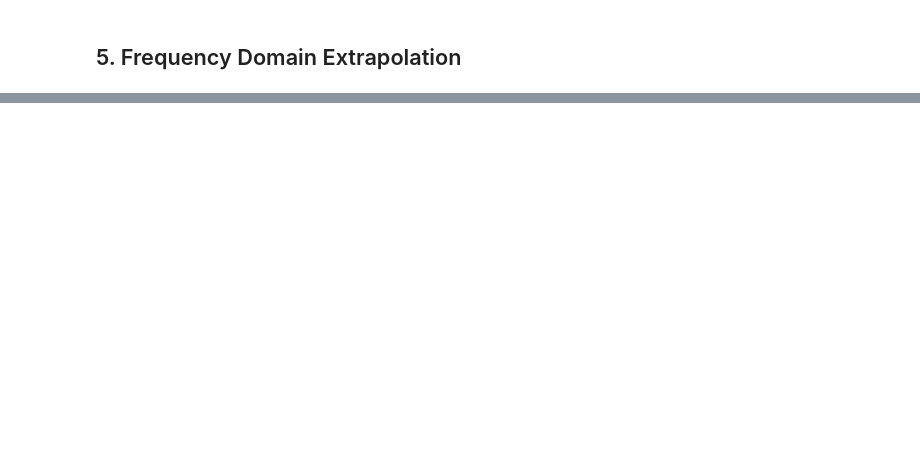
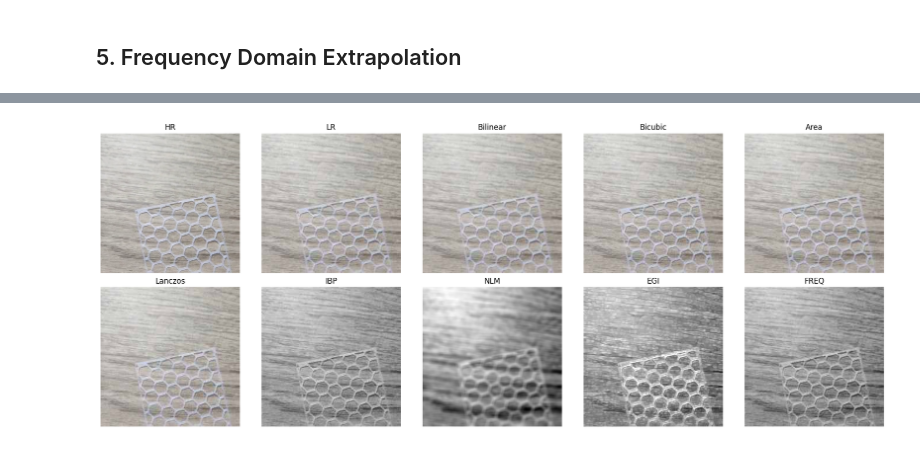
Before and after one commit to bgmanuel99/Super-Resolution-Images-for-3D-Printing-Defect-Detection, a Jupyter notebook: SRModels/classic_super_resolution_algorithms/super_resolucion_clasica.ipynb, the cells around one changed output, grey strips where cells are left out. Drawn from its saved outputs; the diff is of its cells as text; code cells hidden in the pictures; blank space fills up the shorter version.

```diff
--- a/SRModels/classic_super_resolution_algorithms/super_resolucion_clasica.ipynb
+++ b/SRModels/classic_super_resolution_algorithms/super_resolucion_clasica.ipynb
@@ -542,0 +352,39 @@ else:
+# %%
+hr_img_v, lr_img_v, bilinear_v, bicubic_v, area_v, lanczos_v = vis
+hr_g_v, lr_g_v, ibp_v = ibp_example
+hr_v, nlm_v = nlm_example
+hr_egi_v, lr_egi_v, egi_v = egi_example
+hr_freq_v, freq_v = freq_example
+
+def to_display(img):
+    if img.ndim == 2:
+        return img if img.dtype != np.float32 else np.clip(img,0,1)
+    return img
+
+images = [
+    ('HR', hr_img_v),
+    ('LR', lr_img_v),
+    ('Bilinear', bilinear_v),
+    ('Bicubic', bicubic_v),
+    ('Area', area_v),
+    ('Lanczos', lanczos_v),
+    ('IBP', ibp_v),
+    ('NLM', nlm_v if nlm_v.ndim==3 else nlm_v),
+    ('EGI', egi_v),
+    ('FREQ', freq_v),
+]
+
+plt.figure(figsize=(18,7))
+
+for i, (title, img) in enumerate(images, start=1):
+    plt.subplot(2,5,i)
+    cmap = 'gray' if img.ndim==2 else None
+    plt.imshow(img, cmap=cmap)
+    plt.title(title)
+    plt.axis('off')
+
+plt.tight_layout()
+out_grid = RESULTS_DIR / 'super_resolution_example.png'
+plt.savefig(out_grid, dpi=150)
+# %% [output]
+[figure, added]
```
Also changed, not shown: parts of 40 cells of this notebook, 2 other files.
